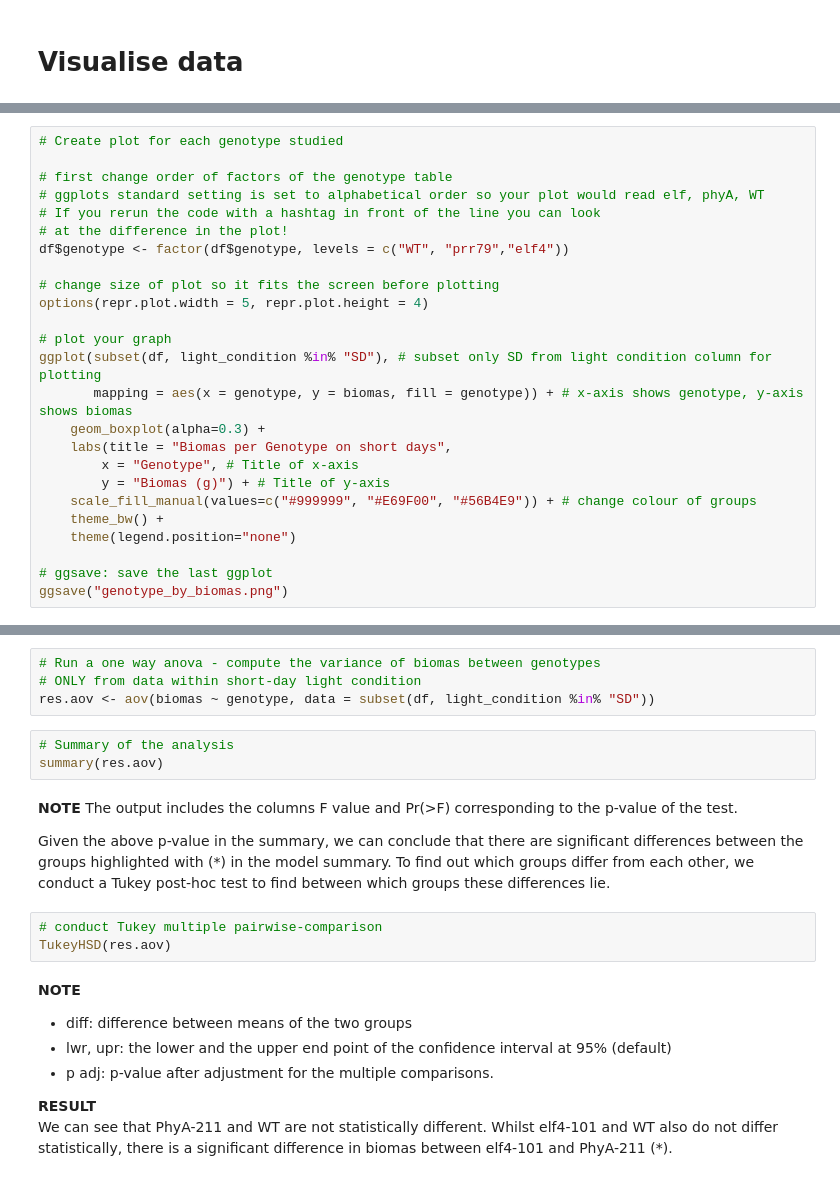
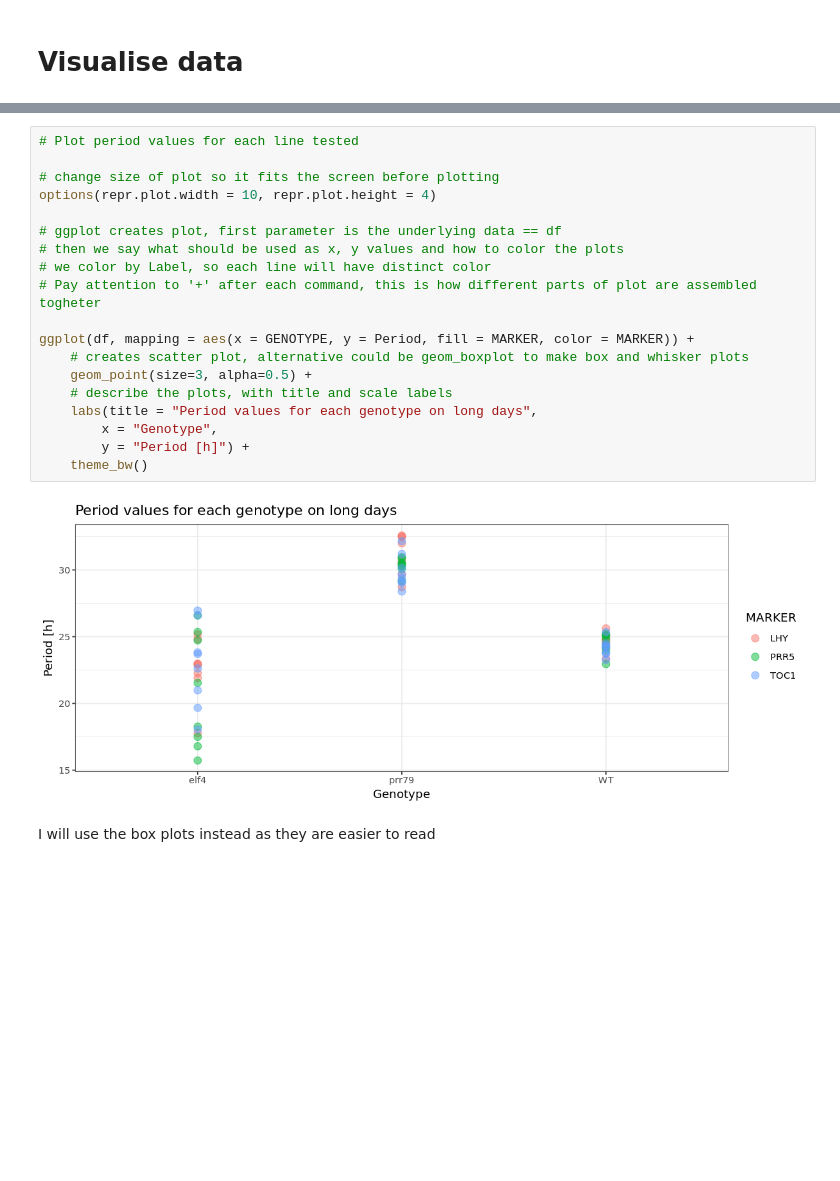
Before and after one commit to BioRDM/circadian-jupyter, a Jupyter notebook: period-analysis-light-conditions.ipynb, the cells around one changed output, grey strips where cells are left out. Drawn from its saved outputs; the diff is of its cells as text; blank space fills up the shorter version.

Commit message:
making notebooks with the generated data

```diff
--- a/period-analysis-light-conditions.ipynb
+++ b/period-analysis-light-conditions.ipynb
@@ -267,25 +92,0 @@ ggplot(df,
-# %%
-# Create plot for each genotype studied
-
-# first change order of factors of the genotype table
-# ggplots standard setting is set to alphabetical order so your plot would read elf, phyA, WT
-# If you rerun the code with a hashtag in front of the line you can look
-# at the difference in the plot!
-df$genotype <- factor(df$genotype, levels = c("WT", "prr79","elf4"))
-
-# change size of plot so it fits the screen before plotting
-options(repr.plot.width = 5, repr.plot.height = 4)
-
-# plot your graph
-ggplot(subset(df, light_condition %in% "SD"), # subset only SD from light condition column for plotting
-       mapping = aes(x = genotype, y = biomas, fill = genotype)) + # x-axis shows genotype, y-axis shows biomas
-    geom_boxplot(alpha=0.3) +
-    labs(title = "Biomas per Genotype on short days",
-        x = "Genotype", # Title of x-axis
-        y = "Biomas (g)") + # Title of y-axis
-    scale_fill_manual(values=c("#999999", "#E69F00", "#56B4E9")) + # change colour of groups
-    theme_bw() +
-    theme(legend.position="none")
-
-# ggsave: save the last ggplot
-ggsave("genotype_by_biomas.png")
@@ -300,23 +93,23 @@ To quantify this we have explored our data and run a ONE-way ANOVA plus Tukey mu
-# %%
-# Run a one way anova - compute the variance of biomas between genotypes
-# ONLY from data within short-day light condition
-res.aov <- aov(biomas ~ genotype, data = subset(df, light_condition %in% "SD"))
-# %%
-# Summary of the analysis
-summary(res.aov)
-# %% [markdown]
-**NOTE** The output includes the columns F value and Pr(>F) corresponding to the p-value of the test.
-
-Given the above p-value in the summary, we can conclude that there are significant differences between the groups highlighted with (&#42;) in the model summary. To find out which groups differ from each other, we conduct a Tukey post-hoc test to find between which groups these differences lie.
-# %%
-# conduct Tukey multiple pairwise-comparison
-TukeyHSD(res.aov)
-# %% [markdown]
-**NOTE**
-* diff: difference between means of the two groups
-* lwr, upr: the lower and the upper end point of the confidence interval at 95% (default)
-* p adj: p-value after adjustment for the multiple comparisons.
-
-**RESULT**
-We can see that PhyA-211 and WT are not statistically different.
-Whilst elf4-101 and WT also do not differ statistically, there is a significant difference in biomas between elf4-101 and PhyA-211 (&#42;).
+# %%
+# Plot period values for each line tested
+
+# change size of plot so it fits the screen before plotting
+options(repr.plot.width = 10, repr.plot.height = 4)
+
+# ggplot creates plot, first parameter is the underlying data == df
+# then we say what should be used as x, y values and how to color the plots
+# we color by Label, so each line will have distinct color
+# Pay attention to '+' after each command, this is how different parts of plot are assembled togheter
+
+ggplot(df, mapping = aes(x = GENOTYPE, y = Period, fill = MARKER, color = MARKER)) +
+    # creates scatter plot, alternative could be geom_boxplot to make box and whisker plots
+    geom_point(size=3, alpha=0.5) +
+    # describe the plots, with title and scale labels
+    labs(title = "Period values for each genotype on long days",
+        x = "Genotype",
+        y = "Period [h]") +
+    theme_bw()
+# %% [output]
+[figure, added]
+# %% [markdown]
+I will use the box plots instead as they are easier to read
```
Also changed, not shown: parts of 22 cells of this notebook, 1 other file.
